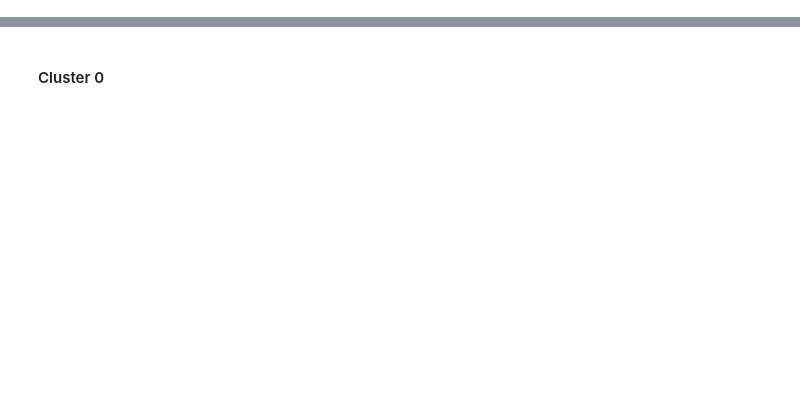
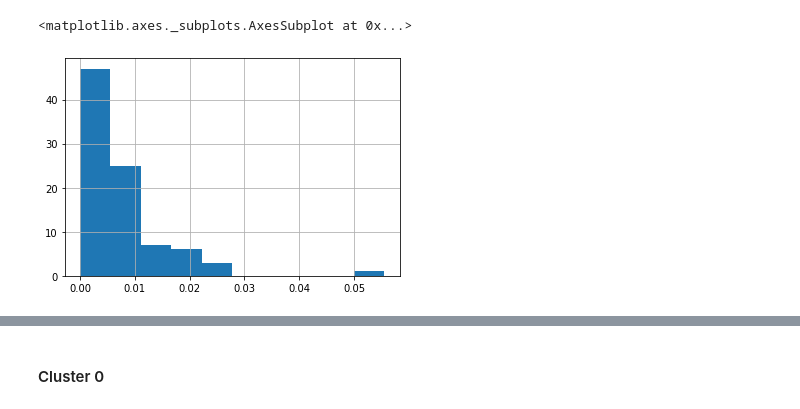
Before and after one commit to yesdeepakmittal/Best_Place_Prediction, a Jupyter notebook: Toronto_Canada.ipynb, the cells around one changed output, grey strips where cells are left out. Cells and saved outputs as stored; diff of their text form; code cells hidden in the pictures; blank space fills up the shorter version.

```diff
--- a/Toronto_Canada.ipynb
+++ b/Toronto_Canada.ipynb
@@ -418,0 +183,5 @@ Examine the Clusters
+# %%
+df['latitude'] = df['latitude'].astype('float')
+df['longitude'] = df['longitude'].astype('float')
+
+df.dtypes
@@ -418,0 +279,10 @@ Examine the Clusters
+# %%
+onehot = pd.get_dummies(places_df[['VenueCategory']], prefix="", prefix_sep="")
+
+onehot['Neighborhoods'] = places_df['Neighborhood']
+
+fixed_columns = [onehot.columns[-1]] + list(onehot.columns[:-1])
+onehot = onehot[fixed_columns]
+
+print(onehot.shape)
+onehot.head()
@@ -418,0 +298,5 @@ Examine the Clusters
+# %%
+# group rows by neighborhood taking the mean of the frequency of occurrence of each category
+grouped = onehot.groupby(["Neighborhoods"]).mean().reset_index()
+print(grouped.shape)
+grouped.head()
@@ -418,0 +314,4 @@ Examine the Clusters
+# %%
+df_mall = grouped[["Neighborhoods","Shopping Mall"]]
+print(df_mall.shape)
+df_mall.head()
@@ -418,0 +344,5 @@ Examine the Clusters
+# %%
+df_mall['Shopping Mall'].hist()  #Not normally distributed
+# %% [output]
+<matplotlib.axes._subplots.AxesSubplot at 0x...>
+[figure, added]
```
Also changed, not shown: parts of 91 cells of this notebook.
